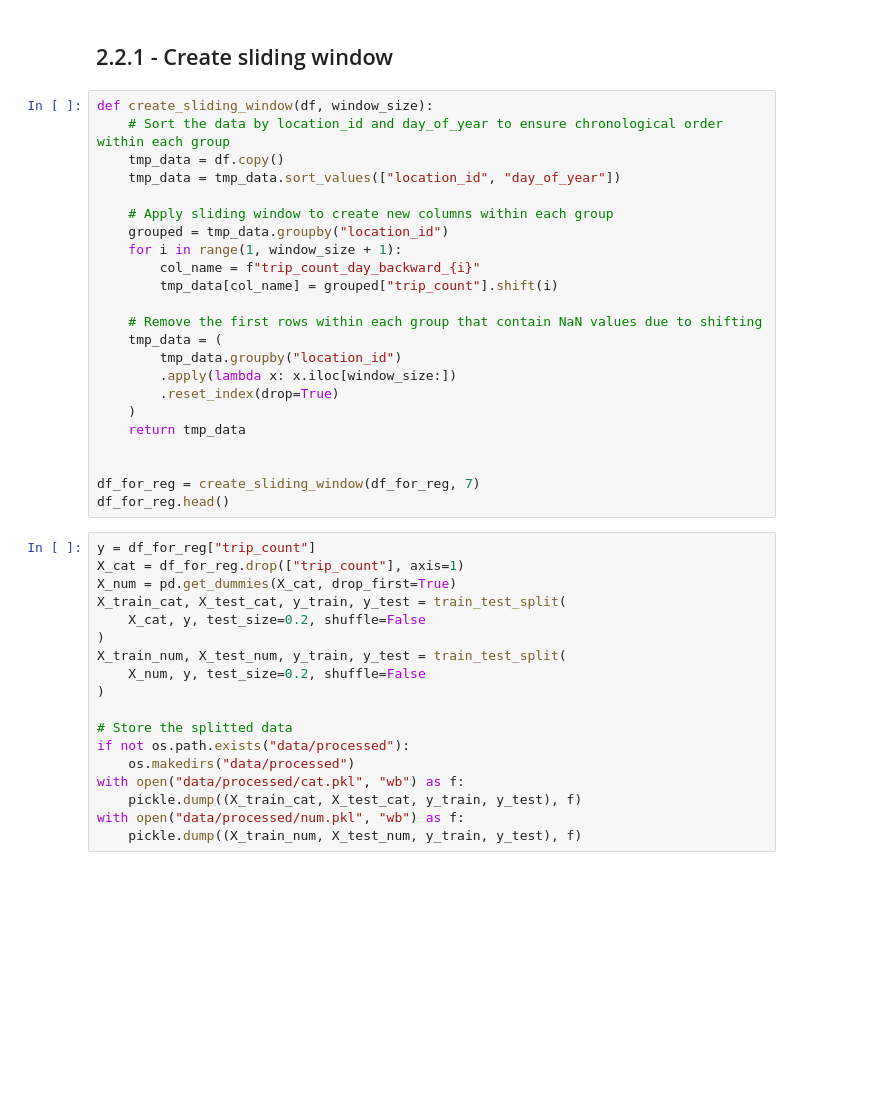
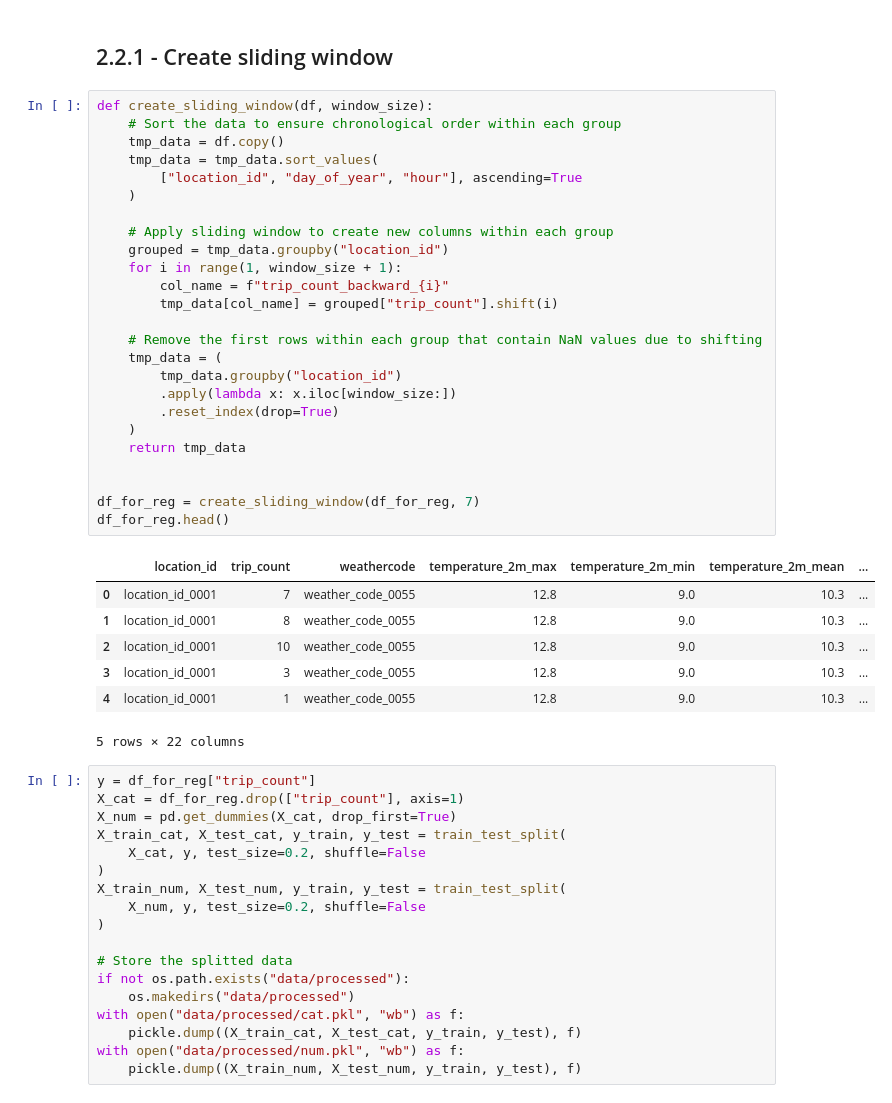
Before and after one commit to tqtensor/bk-imp, a Jupyter notebook: ml/model_pipeline.ipynb, the cells around one changed output. Saved outputs shown, nothing was run; the diff lists cells and outputs as text; blank space fills up the shorter version.

```diff
--- a/ml/model_pipeline.ipynb
+++ b/ml/model_pipeline.ipynb
@@ -274,27 +289,37 @@ df_for_reg.head()
 ## 2.2.1 - Create sliding window
 # %%
 def create_sliding_window(df, window_size):
-    # Sort the data by location_id and day_of_year to ensure chronological order within each group
+    # Sort the data to ensure chronological order within each group
     tmp_data = df.copy()
-    tmp_data = tmp_data.sort_values(["location_id", "day_of_year"])
+    tmp_data = tmp_data.sort_values(
+        ["location_id", "day_of_year", "hour"], ascending=True
+    )
 
     # Apply sliding window to create new columns within each group
     grouped = tmp_data.groupby("location_id")
     for i in range(1, window_size + 1):
-        col_name = f"trip_count_day_backward_{i}"
+        col_name = f"trip_count_backward_{i}"
         tmp_data[col_name] = grouped["trip_count"].shift(i)
 
     # Remove the first rows within each group that contain NaN values due to shifting
     tmp_data = (
         tmp_data.groupby("location_id")
         .apply(lambda x: x.iloc[window_size:])
         .reset_index(drop=True)
     )
     return tmp_data
 
 
 df_for_reg = create_sliding_window(df_for_reg, 7)
 df_for_reg.head()
+# %% [output]
+|  | location_id | trip_count | weathercode | temperature_2m_max | temperature_2m_min | temperature_2m_mean | ... |
+| 0 | location_id_0001 | 7 | weather_code_0055 | 12.8 | 9.0 | 10.3 | ... |
+| 1 | location_id_0001 | 8 | weather_code_0055 | 12.8 | 9.0 | 10.3 | ... |
+| 2 | location_id_0001 | 10 | weather_code_0055 | 12.8 | 9.0 | 10.3 | ... |
+| 3 | location_id_0001 | 3 | weather_code_0055 | 12.8 | 9.0 | 10.3 | ... |
+| 4 | location_id_0001 | 1 | weather_code_0055 | 12.8 | 9.0 | 10.3 | ... |
+5 rows × 22 columns
 # %%
 y = df_for_reg["trip_count"]
 X_cat = df_for_reg.drop(["trip_count"], axis=1)
```
Also changed, not shown: parts of 10 cells of this notebook, 1 other file.
